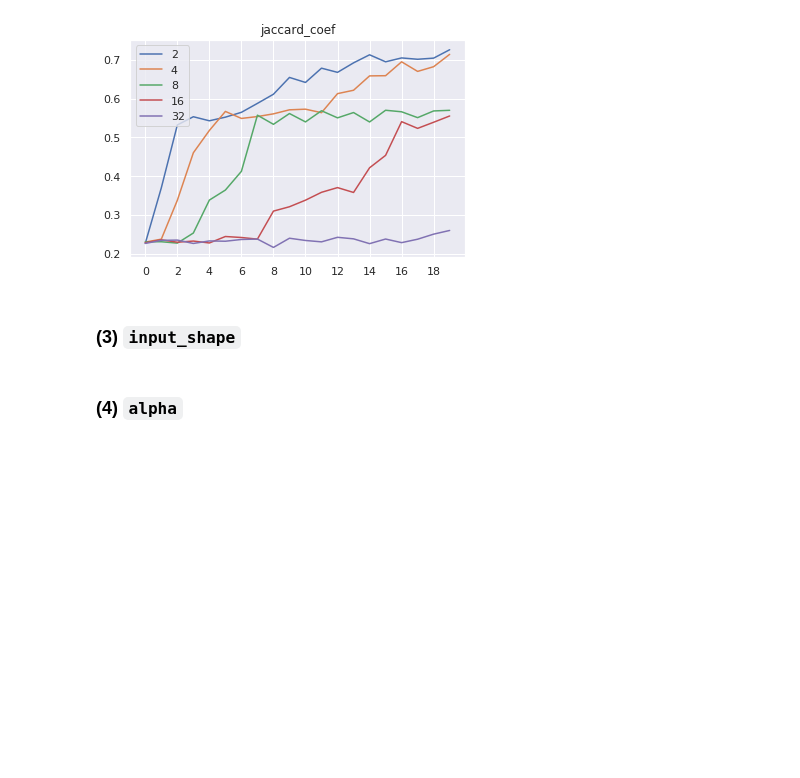
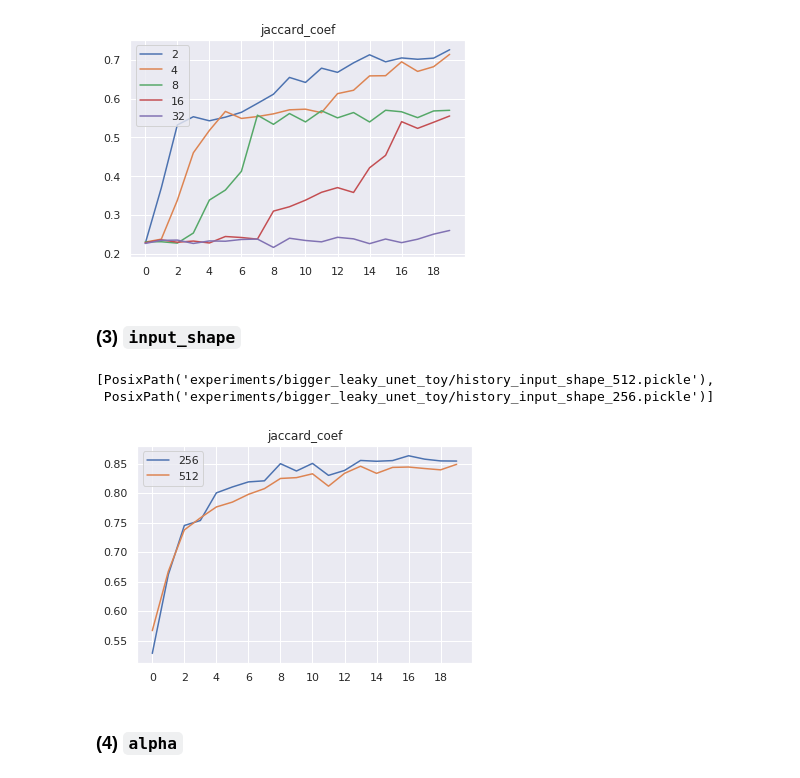
Before and after one commit to ilyarudyak/cs230_project_keras, a Jupyter notebook: skin_lesion/param_tuning_v3.ipynb, the cells around one changed output. Saved outputs shown, nothing was run; the diff lists cells and outputs as text; code cells hidden in the pictures; blank space fills up the shorter version.

Commit message:
done tuning of input shape

```diff
--- a/skin_lesion/param_tuning_v3.ipynb
+++ b/skin_lesion/param_tuning_v3.ipynb
@@ -104,6 +104,21 @@ utils.plot_metric_paths('jaccard_coef', histories_bs_toy, param_name='batch_size
 [figure]
 # %% [markdown]
 ### (3) `input_shape`
+# %%
+dir_path = Path('experiments/bigger_leaky_unet_toy')
+# %%
+histories_input_shape_toy = list(dir_path.glob('history_input_shape*'))
+# %%
+histories_input_shape_toy
+# %% [output]
+[PosixPath('experiments/bigger_leaky_unet_toy/history_input_shape_512.pickle'),
+ PosixPath('experiments/bigger_leaky_unet_toy/history_input_shape_256.pickle')]
+# %%
+histories_input_shape_toy = sorted(histories_input_shape_toy, key=utils.get_param_num)
+# %%
+utils.plot_metric_paths('jaccard_coef', histories_input_shape_toy, param_name='input_shape')
+# %% [output]
+[figure, added]
 # %% [markdown]
 ### (4) `alpha`
 # %% [markdown]
```
Also changed, not shown: 2 other files.
